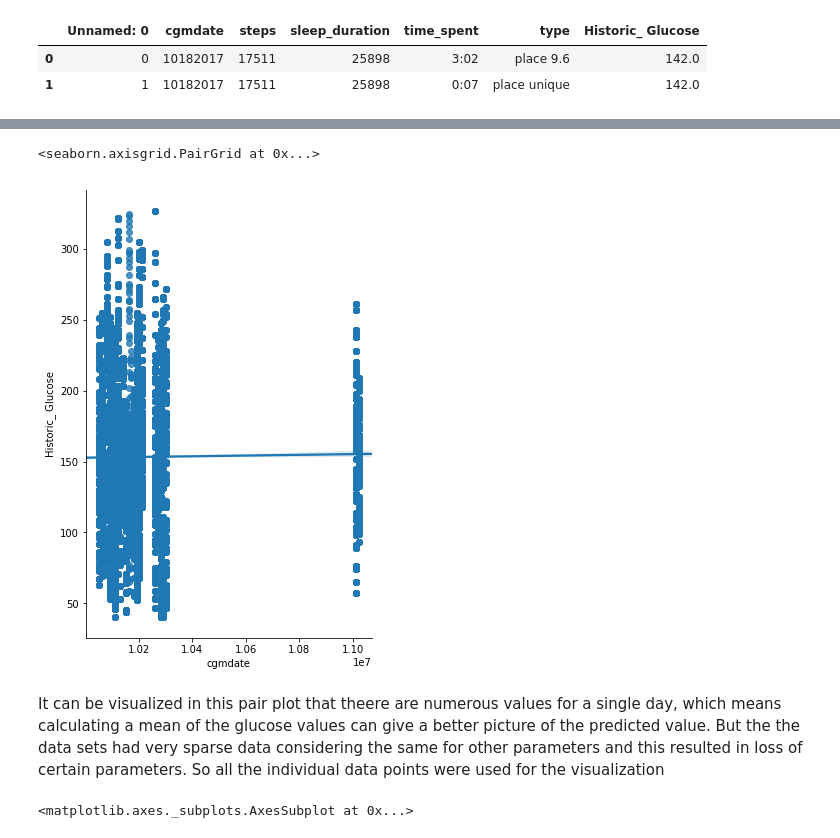
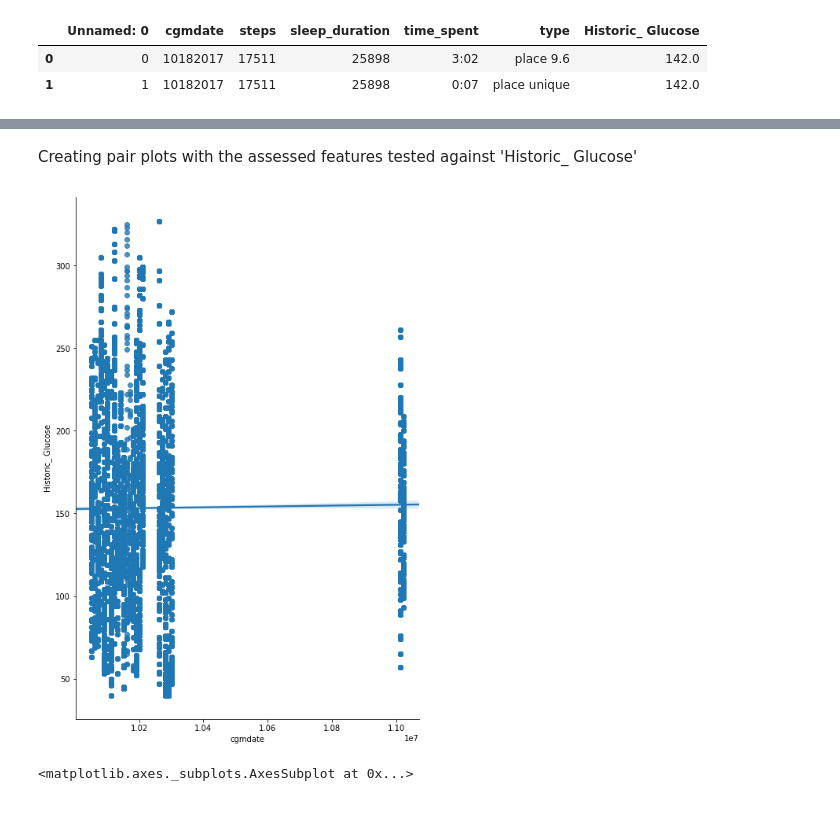
Before and after one commit to arunehealth/DiabeticProject, a Jupyter notebook: DiabeticVisualization.ipynb, the cells around one changed output, grey strips where cells are left out. Drawn from its saved outputs; the diff is of its cells as text; code cells hidden in the pictures; blank space fills up the shorter version.

```diff
--- a/DiabeticVisualization.ipynb
+++ b/DiabeticVisualization.ipynb
@@ -20,11 +80,9 @@ df.head(2)
+# %% [markdown]
+Creating pair plots with the assessed features tested against 'Historic_ Glucose'
 # %%
-sns.pairplot(df, x_vars = ['cgmdate']  , y_vars = 'Historic_ Glucose',size = 7, aspect =0.7, kind= 'reg')
+glucose_date = sns.pairplot(df, x_vars = ['cgmdate']  , y_vars = 'Historic_ Glucose',size = 10, aspect =0.7, kind= 'reg')
 # %% [output]
-<seaborn.axisgrid.PairGrid at 0x...>
-[figure, old version]
+[figure, new version]
-# %% [markdown]
-It can be visualized in this pair plot that theere are numerous values for a single day, which means calculating  a mean of the glucose values can give a better picture of the predicted value.
-But the the data sets had very sparse data considering the same for other parameters and this resulted in loss of certain parameters. So all the individual data points were used for the visualization
 # %%
 sns.barplot(x = 'cgmdate', y = 'Historic_ Glucose', data = df)
 # %% [output]
```
Also changed, not shown: parts of 18 cells of this notebook.
